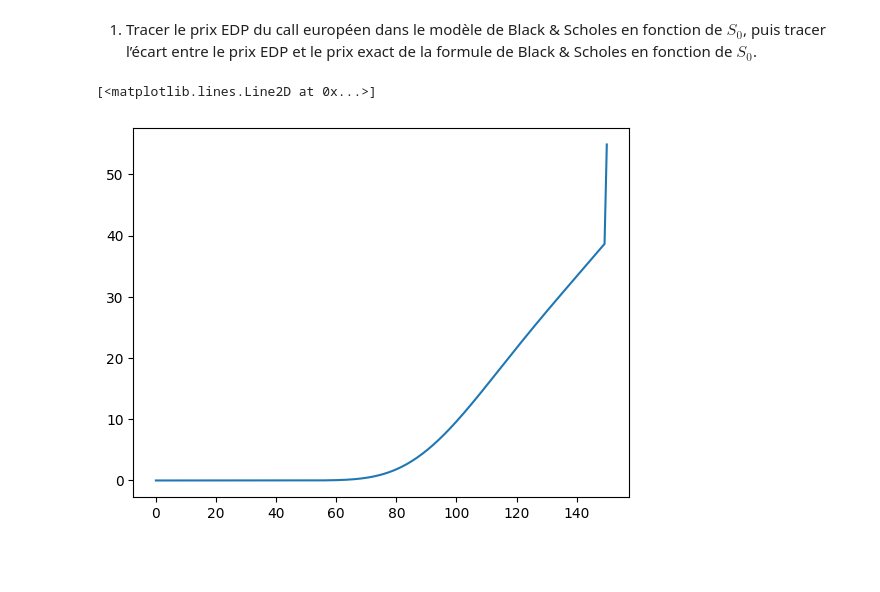
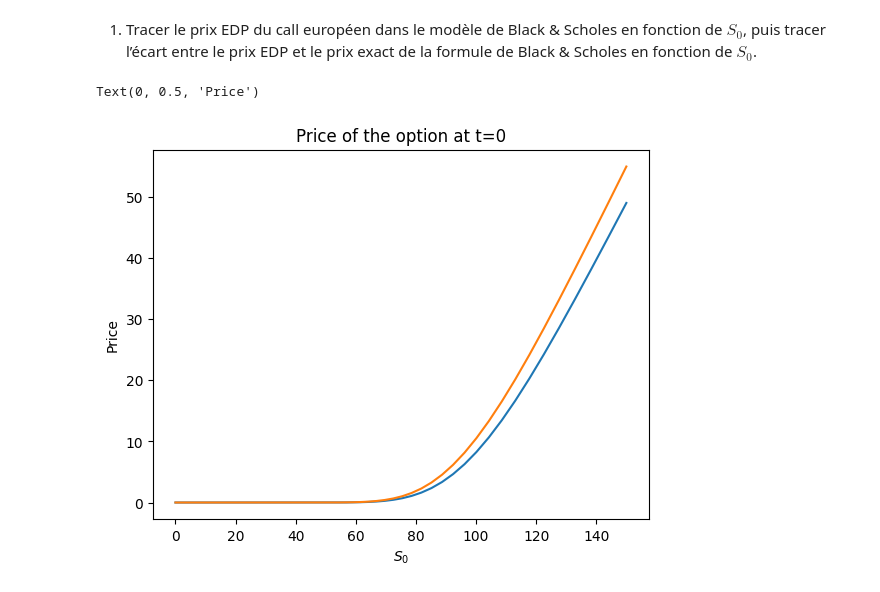
Before and after one commit to kerrianlc/stochastic-proc-fin, a Jupyter notebook: MSF-QIV-LC-M.ipynb, the cells around one changed output. Cells and saved outputs as stored; diff of their text form; code cells hidden in the pictures; blank space fills up the shorter version.

```diff
--- a/MSF-QIV-LC-M.ipynb
+++ b/MSF-QIV-LC-M.ipynb
@@ -17,6 +17,6 @@ K = 100
 T = 1
 r = 0.05
 sigma = 0.2
-N = 2000
-M = 2000
+N = 250
+M = 10000
 Smax = 150
@@ -105,5 +116,0 @@ for j in range(M):
-# %%
-plt.plot(np.exp(np.linspace(-np.log(Smax), np.log(Smax), N)), Uj[1:])
-# %% [output]
-[<matplotlib.lines.Line2D at 0x...>]
-[figure, removed]
@@ -115,2 +147,16 @@ def call_price_black_scholes(K, T, S0, r, sigma):
+# %%
+plt.plot(np.exp(np.linspace(-np.log(Smax), np.log(Smax), N - 1)), Uj[1:-1])
+plt.plot(
+    np.exp(np.linspace(-np.log(Smax), np.log(Smax), N - 1)),
+    call_price_black_scholes(
+        K, T, np.exp(np.linspace(-np.log(Smax), np.log(Smax), N - 1)), r, sigma
+    ),
+)
+plt.title("Price of the option at t=0")
+plt.xlabel("$S_0$")
+plt.ylabel("Price")
+# %% [output]
+Text(0, 0.5, 'Price')
+[figure, added]
 # %%
 plt.plot(
```
Also changed, not shown: parts of 21 cells of this notebook, 2 other files.
